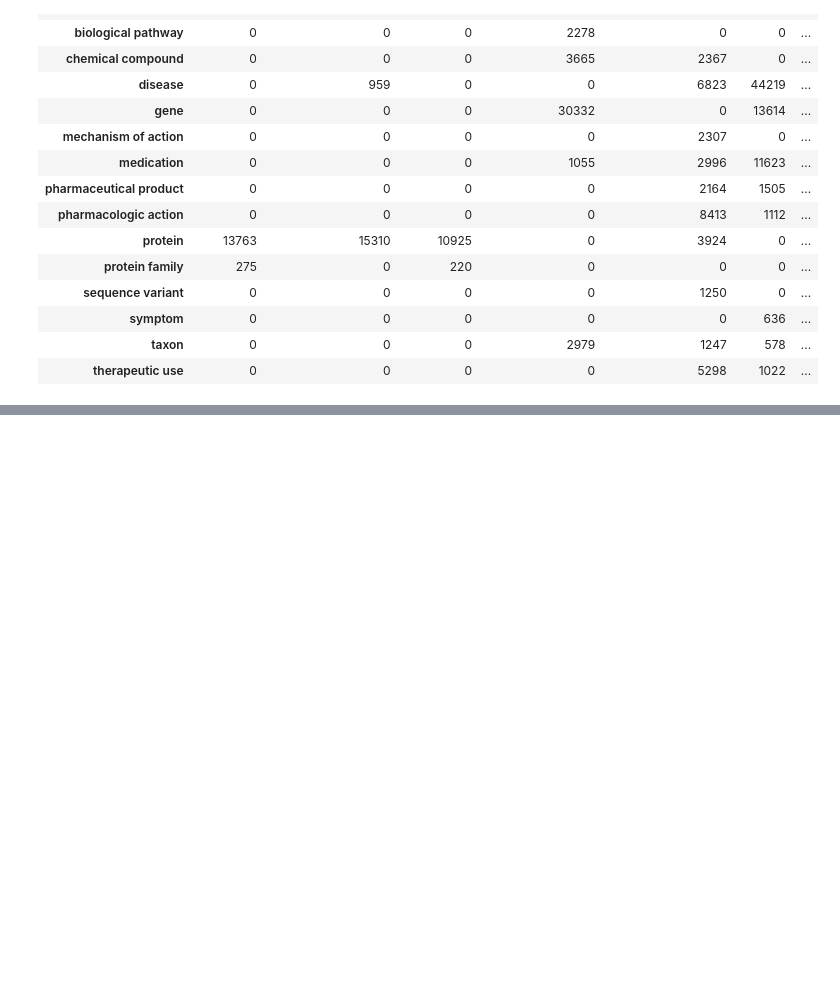
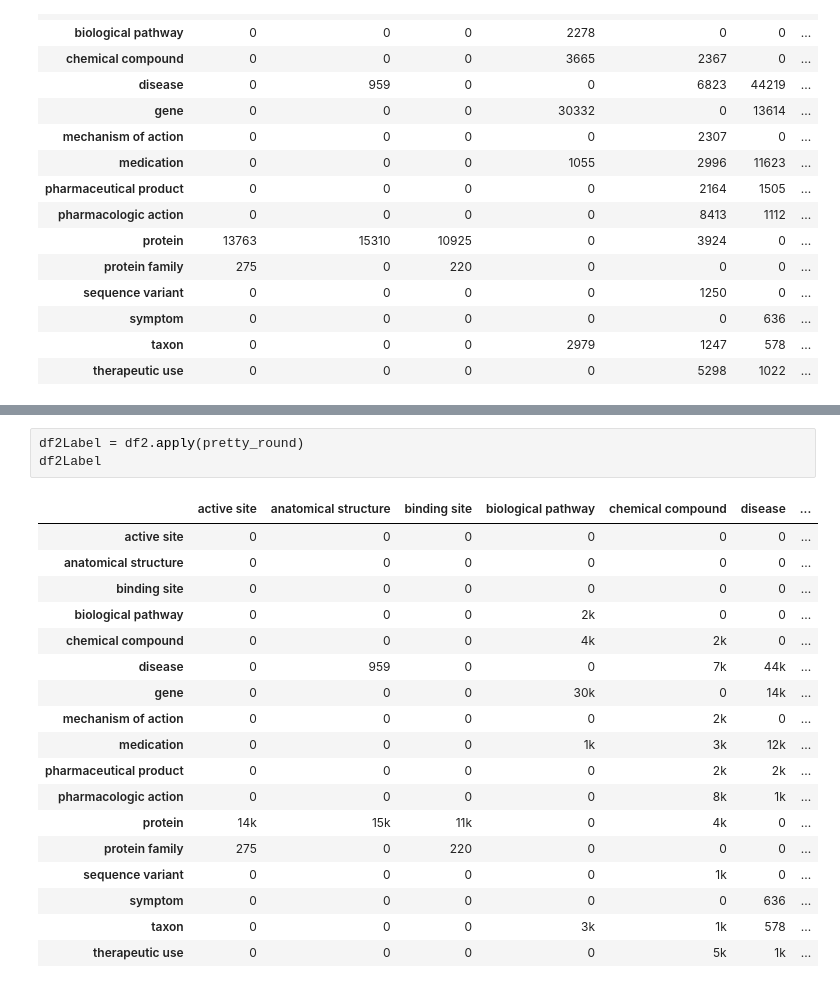
Before and after one commit to SuLab/genewikiworld, a Jupyter notebook: src/graphml2heatmap.ipynb, the cells around one changed output, grey strips where cells are left out. Drawn from its saved outputs; the diff is of its cells as text; blank space fills up the shorter version.

```diff
--- a/src/graphml2heatmap.ipynb
+++ b/src/graphml2heatmap.ipynb
@@ -158,3 +174,25 @@ df2
+# %%
+df2Label = df2.apply(pretty_round)
+df2Label
+# %% [output]
+|  | active site | anatomical structure | binding site | biological pathway | chemical compound | disease | ... |
+| active site | 0 | 0 | 0 | 0 | 0 | 0 | ... |
+| anatomical structure | 0 | 0 | 0 | 0 | 0 | 0 | ... |
+| binding site | 0 | 0 | 0 | 0 | 0 | 0 | ... |
+| biological pathway | 0 | 0 | 0 | 2k | 0 | 0 | ... |
+| chemical compound | 0 | 0 | 0 | 4k | 2k | 0 | ... |
+| disease | 0 | 959 | 0 | 0 | 7k | 44k | ... |
+| gene | 0 | 0 | 0 | 30k | 0 | 14k | ... |
+| mechanism of action | 0 | 0 | 0 | 0 | 2k | 0 | ... |
+| medication | 0 | 0 | 0 | 1k | 3k | 12k | ... |
+| pharmaceutical product | 0 | 0 | 0 | 0 | 2k | 2k | ... |
+| pharmacologic action | 0 | 0 | 0 | 0 | 8k | 1k | ... |
+| protein | 14k | 15k | 11k | 0 | 4k | 0 | ... |
+| protein family | 275 | 0 | 220 | 0 | 0 | 0 | ... |
+| sequence variant | 0 | 0 | 0 | 0 | 1k | 0 | ... |
+| symptom | 0 | 0 | 0 | 0 | 0 | 636 | ... |
+| taxon | 0 | 0 | 0 | 3k | 1k | 578 | ... |
+| therapeutic use | 0 | 0 | 0 | 0 | 5k | 1k | ... |
 # %%
 # perform log10 transformation
 
```
Also changed, not shown: parts of 5 cells of this notebook.
